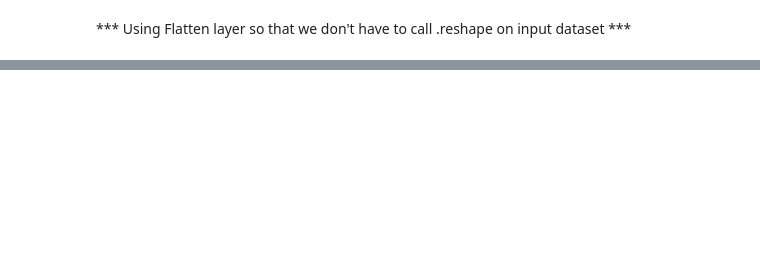
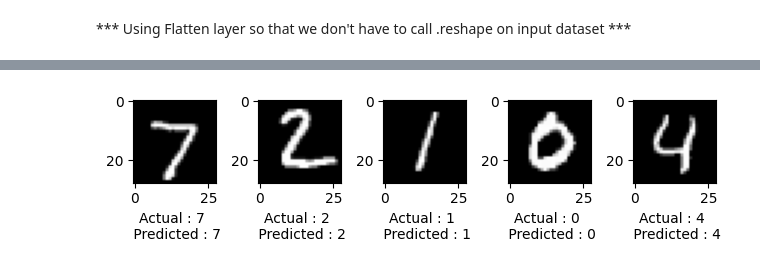
Before and after one commit to KMsojib/Advanced-Learning-Algorithms-By-Coursera, a Jupyter notebook: Week-1/Programming Assignment Practice Lab Neural Networks for Binary Classification/Handwritten digits classification using neural network.ipynb, the cells around one changed output, grey strips where cells are left out. Cells and saved outputs as stored; diff of their text form; code cells hidden in the pictures; blank space fills up the shorter version.

```diff
--- a/Week-1/Programming Assignment Practice Lab Neural Networks for Binary Classification/Handwritten digits classification using neural network.ipynb
+++ b/Week-1/Programming Assignment Practice Lab Neural Networks for Binary Classification/Handwritten digits classification using neural network.ipynb
@@ -332,2 +355,12 @@ plt.ylabel('Actual Values')
 Text(95.72222222222221, 0.5, 'Actual Values')
 [figure]
+# %%
+y_predicted = model.predict(X_test)
+plt.Figure(figsize=(10,10))
+for i in range(5):
+    plt.subplot(1,5,i+1)
+    plt.imshow(X_test[i],cmap='gray')
+    plt.xlabel('Actual : {} \n Predicted : {}'.format(y_test[i],np.argmax(y_predicted[i])))
+plt.tight_layout()
+plt.show()
+# %% [output]
@@ -333,0 +368 @@ Text(95.72222222222221, 0.5, 'Actual Values')
+[figure, added]
```
Also changed, not shown: parts of 16 cells of this notebook.
